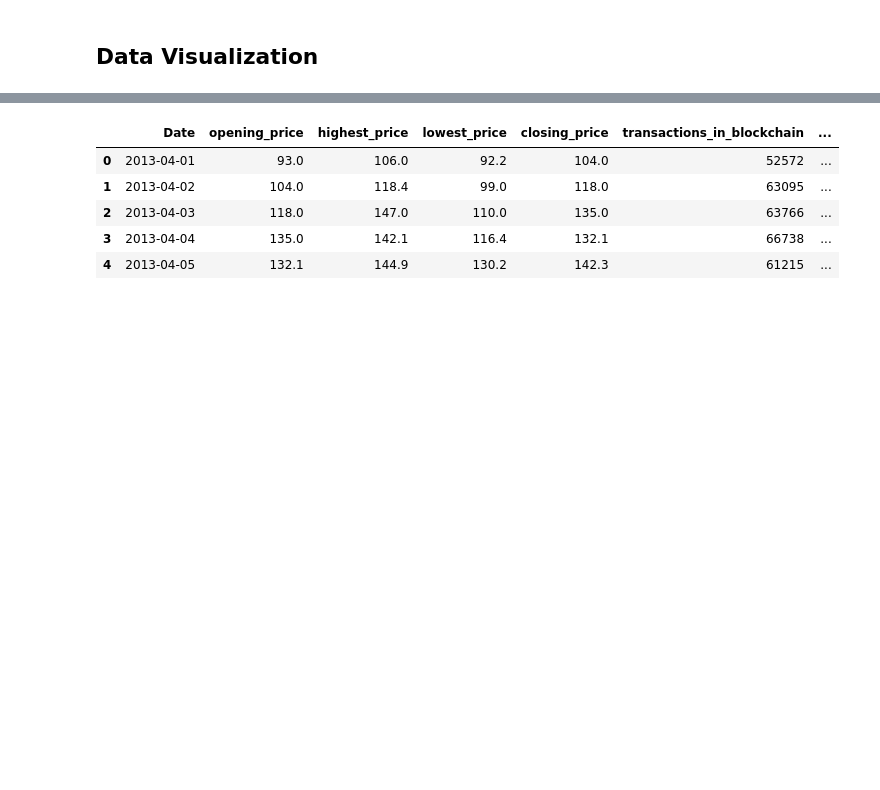
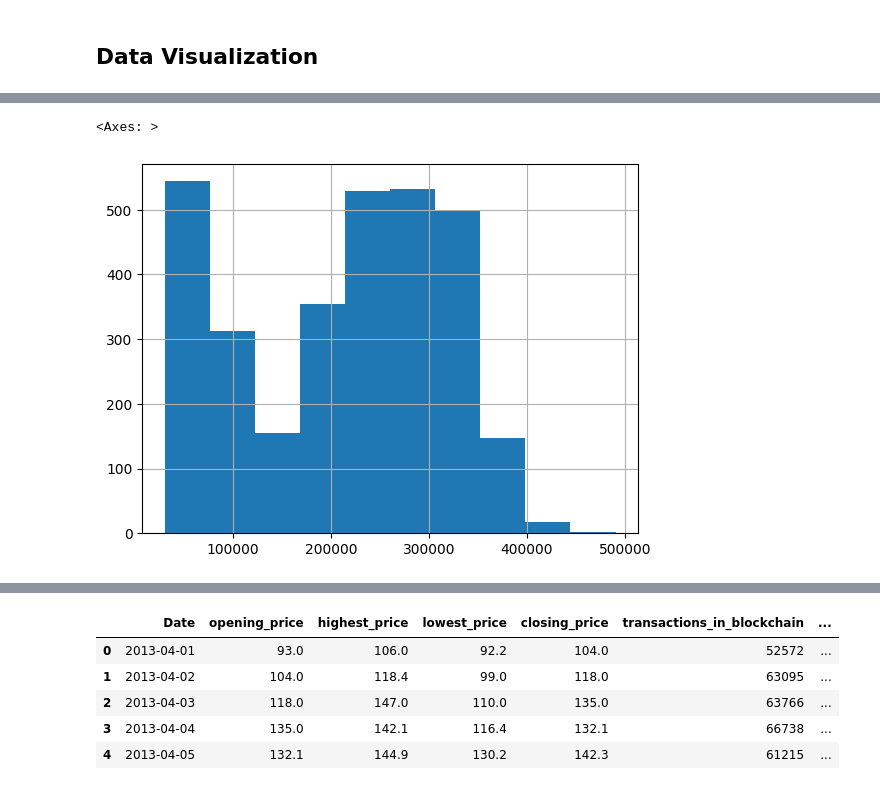
Before and after one commit to mnitrix/Internship-Project, a Jupyter notebook: BitCoin_Price_Prediction.ipynb, the cells around one changed output, grey strips where cells are left out. Saved outputs shown, nothing was run; the diff lists cells and outputs as text; code cells hidden in the pictures; blank space fills up the shorter version.

```diff
--- a/BitCoin_Price_Prediction.ipynb
+++ b/BitCoin_Price_Prediction.ipynb
@@ -37,0 +52,5 @@ bitCoin_price.describe()
+# %%
+bitCoin_price['transactions_in_blockchain'].hist()
+# %% [output]
+<Axes: >
+[figure, added]
```
Also changed, not shown: parts of 25 cells of this notebook.
